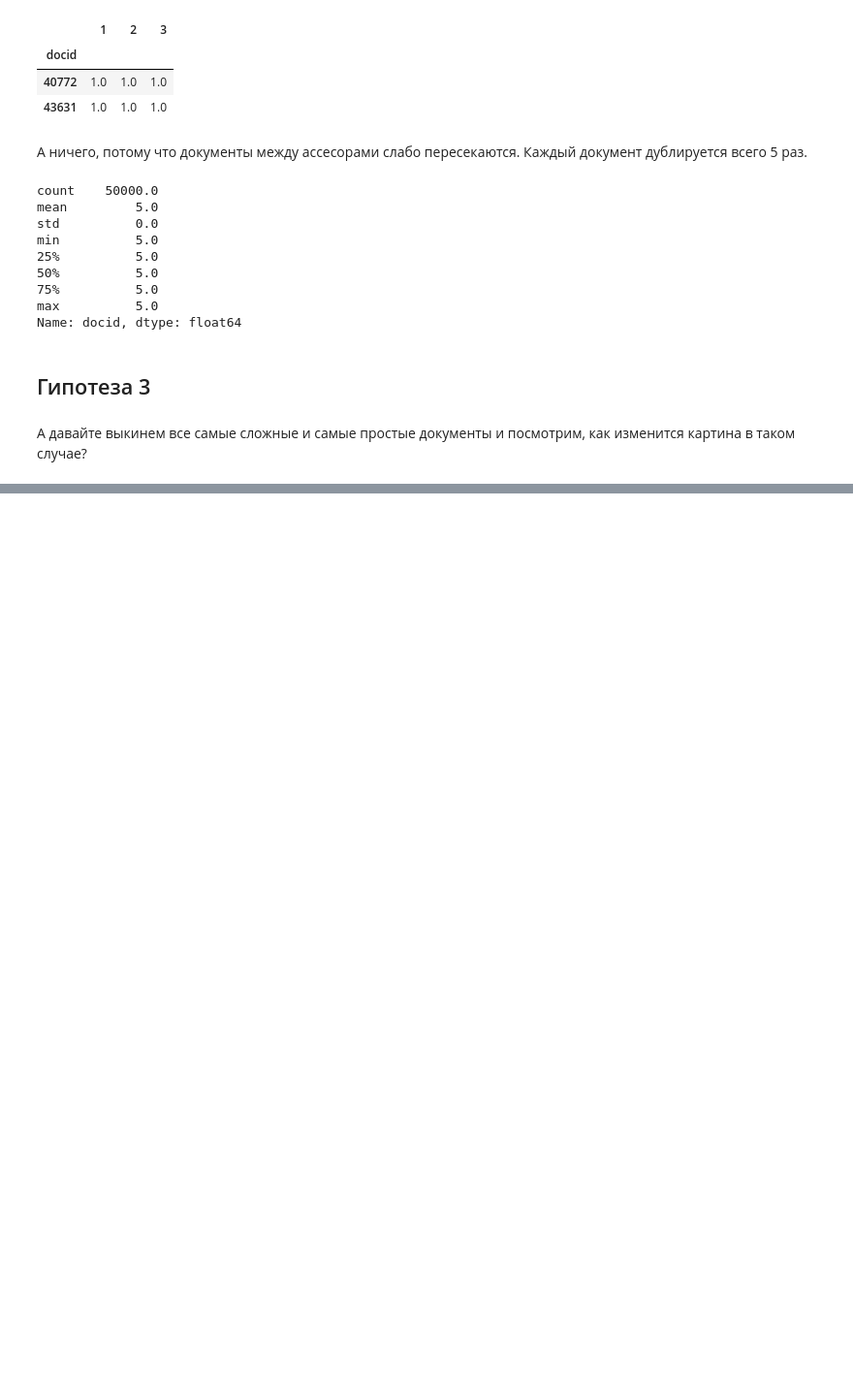
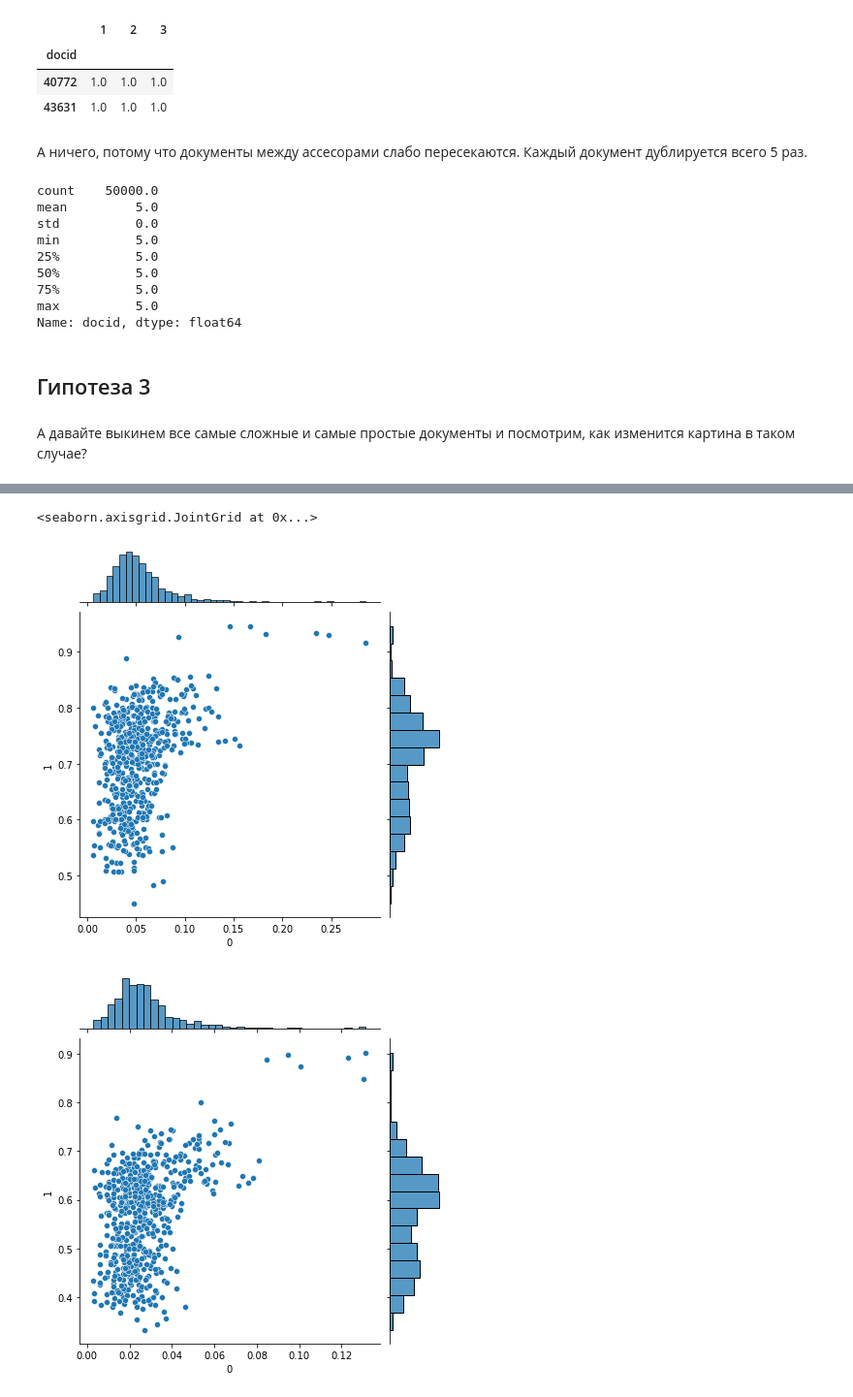
Before and after one commit to PhenixFlame/AssessorTasks, a Jupyter notebook: assessor_ranks.ipynb, the cells around one changed output, grey strips where cells are left out. Shown: that part at 97% size. Drawn from its saved outputs; the diff is of its cells as text; code cells hidden in the pictures; blank space fills up the shorter version.

```diff
--- a/assessor_ranks.ipynb
+++ b/assessor_ranks.ipynb
@@ -301,0 +322,17 @@ Name: docid, dtype: float64
+# %%
+a = df.groupby('docid')['valid'].sum()
+simple_documents = a[a.isin([5,1,0])].index.to_list()
+
+rule = ~df['docid'].isin(simple_documents)
+
+df2 = df[rule]
+
+err2_01 = df2.groupby(['login', 'jud']).apply(
+    lambda x: (~x['valid']).sum()/x.shape[0]
+).unstack()
+sns.jointplot(x=err2_01[0], y=err2_01[1]) # новый график
+sns.jointplot(x=err_01[0], y=err_01[1]) # выведем старый график рядом для сравнения
+# %% [output]
+<seaborn.axisgrid.JointGrid at 0x...>
+[figure, added]
+[figure, added]
```
Also changed, not shown: parts of 5 cells of this notebook.
